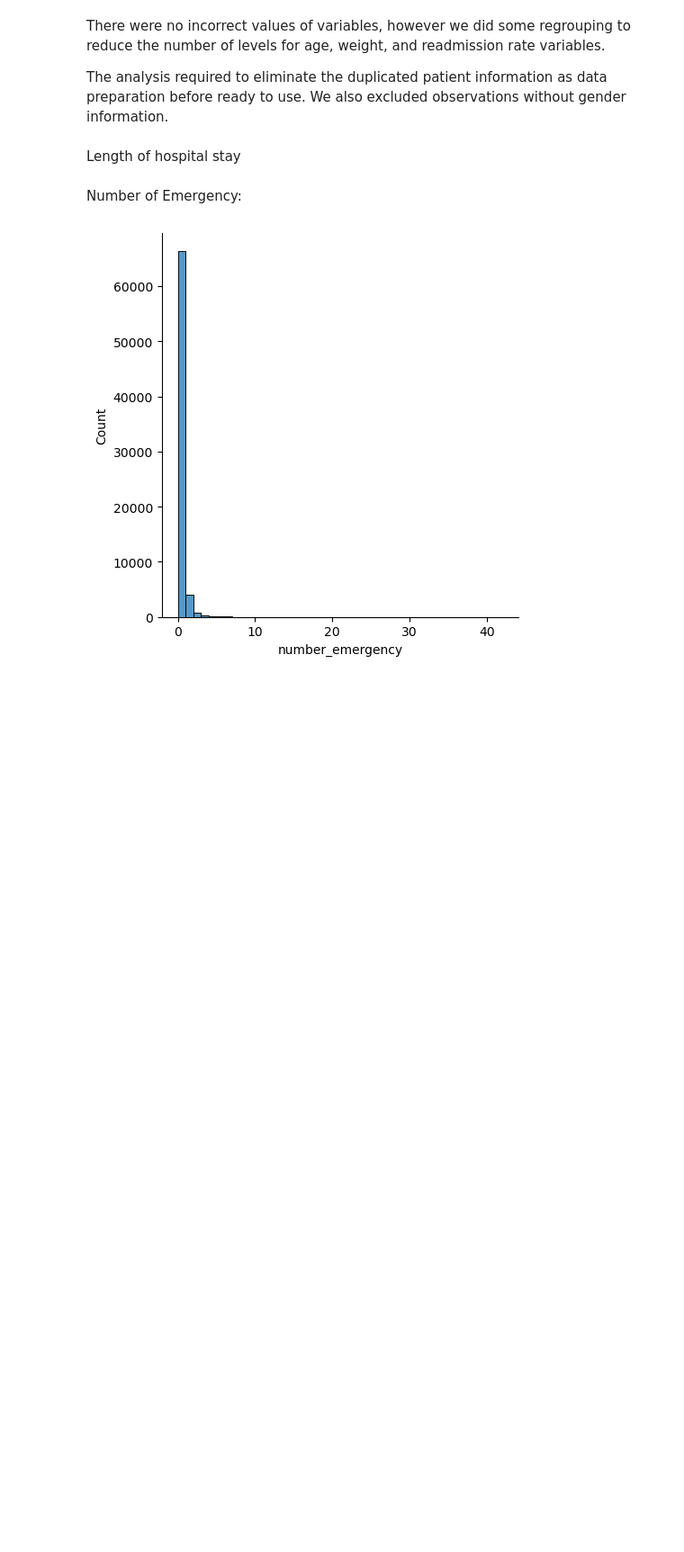
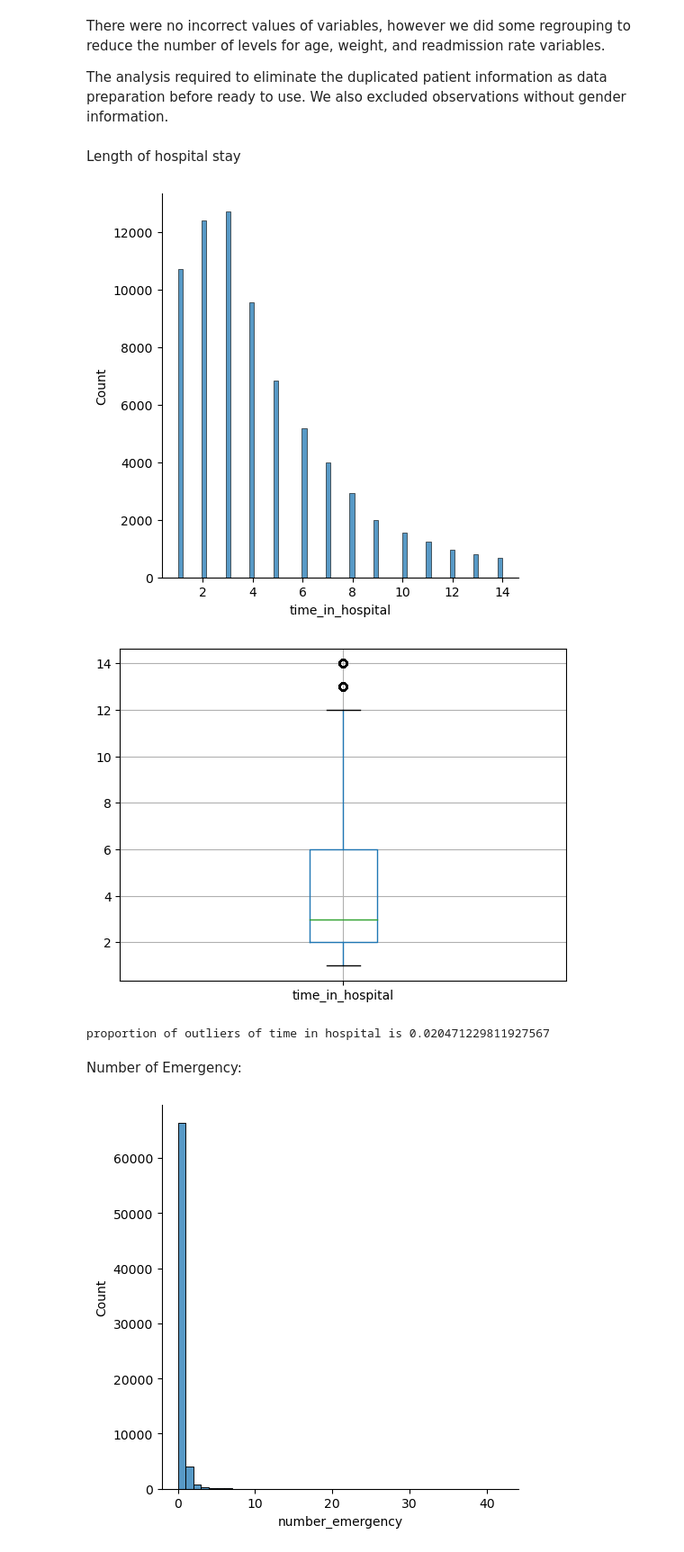
Before and after one commit to Chimichongo/STAT303_GROUP, a Jupyter notebook: Project_Report_Womp.ipynb, the cells around one changed output. Shown at 90% size. Saved outputs shown, nothing was run; the diff lists cells and outputs as text; code cells hidden in the pictures; blank space fills up the shorter version.

```diff
--- a/Project_Report_Womp.ipynb
+++ b/Project_Report_Womp.ipynb
@@ -129,6 +129,31 @@ subset=data[data.number_emergency!=0]
 subset2=data[data.number_emergency==0]
 # %% [markdown]
  Length of hospital stay
+# %%
+#| echo: false
+# number of days in hostpital distribution
+sns.displot(data,x='time_in_hospital',kind='hist')
+plt.show()
+
+ax = data.boxplot(column = 'time_in_hospital')
+plt.show()
+# the lower and upper lines are Tukey's fences
+    # anything outside the fences are outliers
+
+# find the fence values
+q1 = np.percentile(data['time_in_hospital'],25)
+q3 = np.percentile(data['time_in_hospital'],75)
+
+iqr = q3 -q1
+
+lower_fence = q1-1.5*iqr
+upper_fence = q3+1.5*iqr
+
+print('proportion of outliers of time in hospital is', data.loc[((data.time_in_hospital<lower_fence) | (data.time_in_hospital>upper_fence)), :].shape[0]/data.shape[0])
+# %% [output]
+[figure, added]
+[figure, added]
+proportion of outliers of time in hospital is 0.020471229811927567
 # %% [markdown]
 Number of Emergency:
 # %%
```
Also changed, not shown: parts of 12 cells of this notebook.
